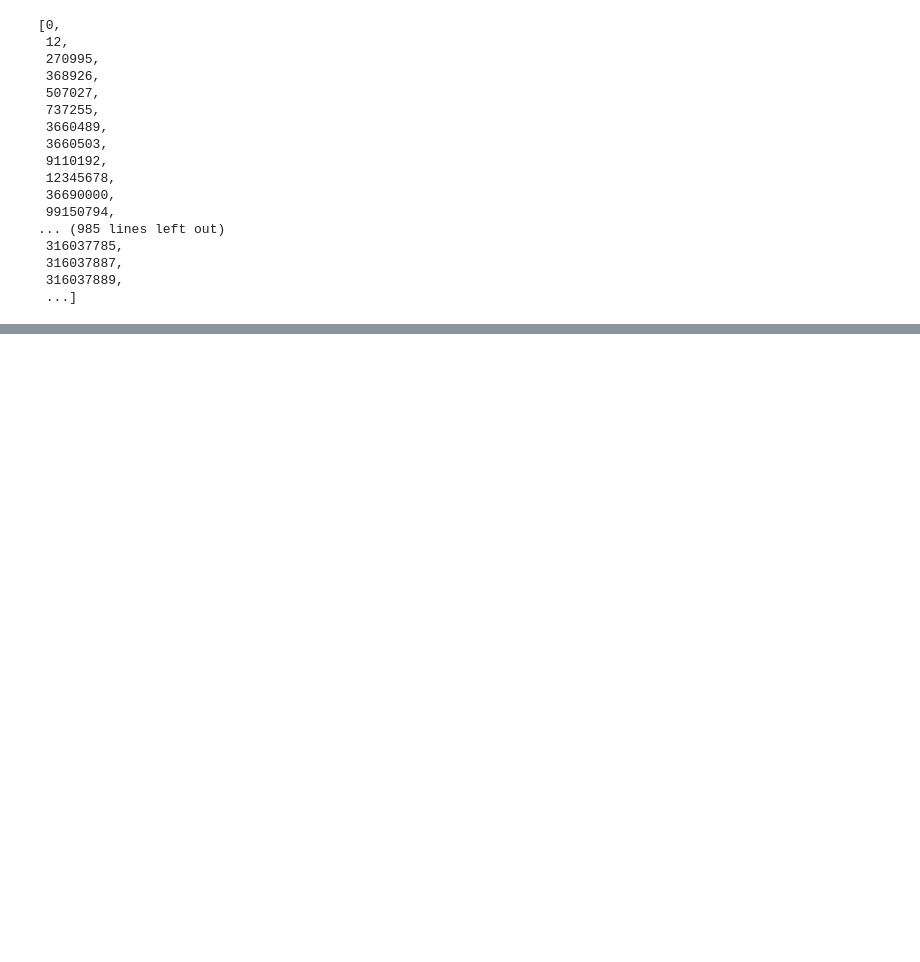
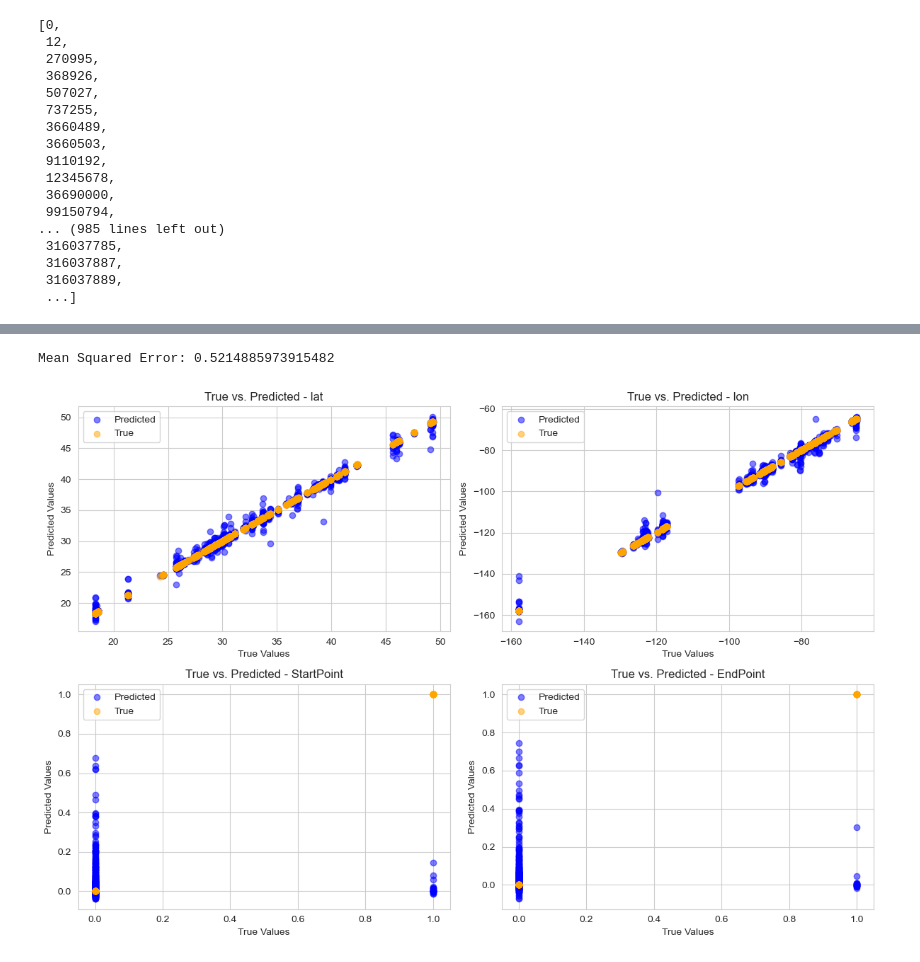
Before and after one commit to saebof/traj, a Jupyter notebook: ex3.ipynb, the cells around one changed output, grey strips where cells are left out. Saved outputs shown, nothing was run; the diff lists cells and outputs as text; code cells hidden in the pictures; blank space fills up the shorter version.

```diff
--- a/ex3.ipynb
+++ b/ex3.ipynb
@@ -366,0 +294,3 @@ df.to_csv("ais_fixed1.csv",index=False)
+# %%
+df2 = pd.read_csv("ais_fixed1.csv")
+df = df2.copy()
@@ -366,0 +680,15 @@ df.to_csv("ais_fixed1.csv",index=False)
+# %%
+df =df2[:10000].copy()
+
+# Add a new column to mark the start and end points
+df['StartPoint'] = 0
+df['EndPoint'] = 0
+
+# Identify start and end indices for each unique ID
+grouped_indices = df.groupby('ID').apply(lambda group: (group.index[0], group.index[-1]))
+
+# Mark the start and end points in the dataframe
+for start_index, end_index in grouped_indices:
+    df.at[start_index, 'StartPoint'] = 1
+    df.at[end_index, 'EndPoint'] = 1
+df = df.drop('date',axis=1)
@@ -366,0 +714,45 @@ df.to_csv("ais_fixed1.csv",index=False)
+# %%
+import pandas as pd
+import numpy as np
+from sklearn.model_selection import train_test_split
+from xgboost import XGBRegressor
+from sklearn.metrics import mean_squared_error
+import matplotlib.pyplot as plt
+
+# Assuming you have a DataFrame named 'df' with columns: lat, lon, time_diff, distance_km, speed_kmh, direction, StartPoint, EndPoint
+
+# Data Preparation
+X = df.drop(['lat', 'lon', 'StartPoint', 'EndPoint'], axis=1)
+y = df[['lat', 'lon', 'StartPoint', 'EndPoint']]
+
+# Train-Test Split
+X_train, X_test, y_train, y_test = train_test_split(X, y, test_size=0.2, random_state=42)
+
+# Model Training
+model = XGBRegressor()
+model.fit(X_train, y_train)
+
+# Prediction for Each Timestep
+timesteps_predictions = model.predict(X_test)
+
+# Evaluation
+mse = mean_squared_error(y_test, timesteps_predictions)
+print(f'Mean Squared Error: {mse}')
+
+# Scatter Plot of Results
+plt.figure(figsize=(12, 8))
+
+for i in range(4):  # Assuming there are four target variables (lat, lon, StartPoint, EndPoint)
+    plt.subplot(2, 2, i+1)
+    plt.scatter(y_test.iloc[:, i], timesteps_predictions[:, i], alpha=0.5, label='Predicted', color='blue')
+    plt.scatter(y_test.iloc[:, i], y_test.iloc[:, i], alpha=0.5, label='True', color='orange')
+    plt.title(f'True vs. Predicted - {y.columns[i]}')
+    plt.xlabel('True Values')
+    plt.ylabel('Predicted Values')
+    plt.legend()
+
+plt.tight_layout()
+plt.show()
+# %% [output]
+Mean Squared Error: 0.5214885973915482
+[figure, added]
```
Also changed, not shown: parts of 18 cells of this notebook.
